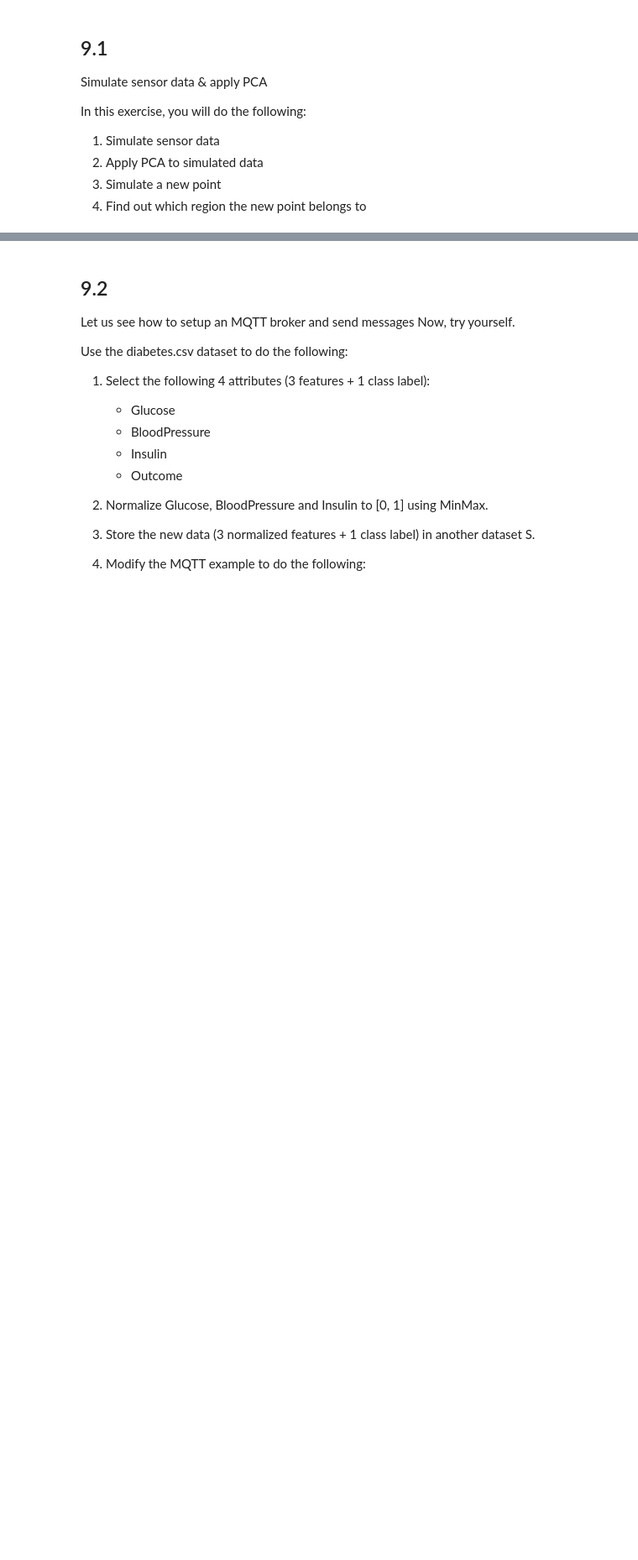
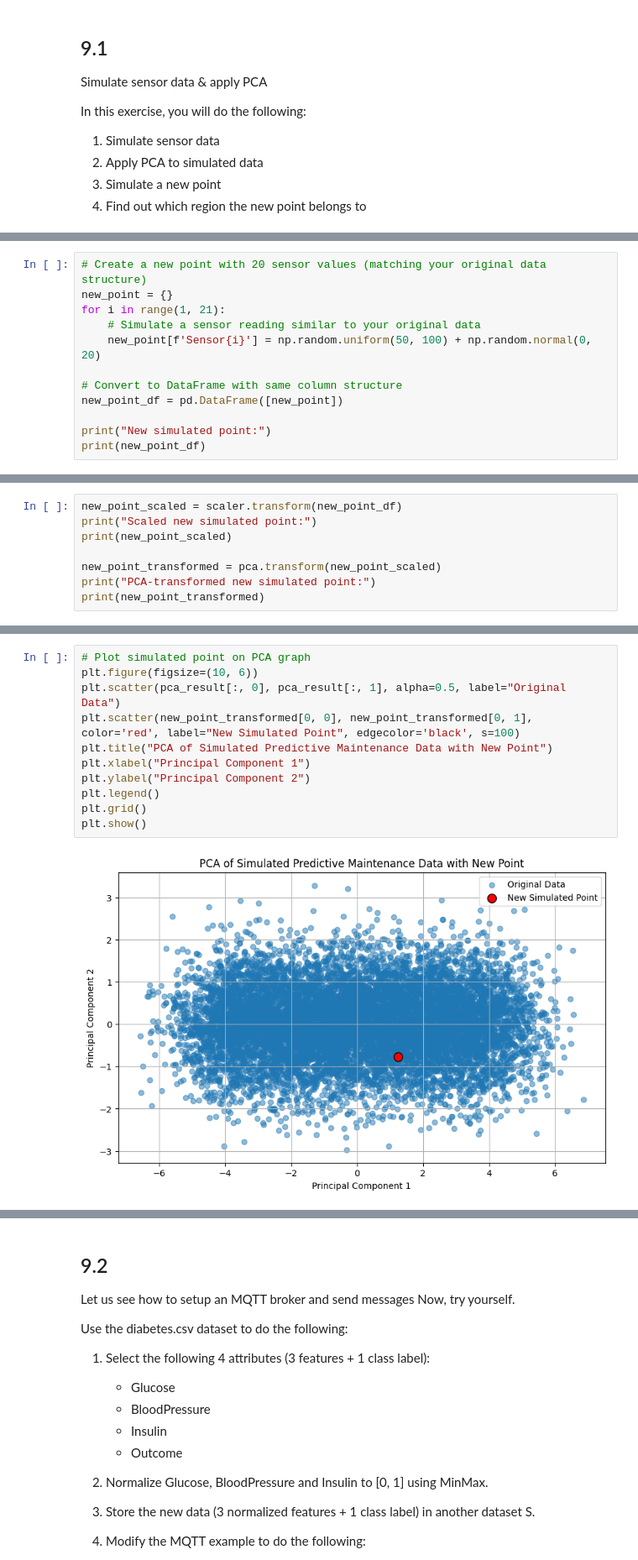
Before and after one commit to X1las/DaT, a Jupyter notebook: exercises.ipynb, the cells around one changed output, grey strips where cells are left out. Shown at 84% size. Saved outputs shown, nothing was run; the diff lists cells and outputs as text; blank space fills up the shorter version.

```diff
--- a/exercises.ipynb
+++ b/exercises.ipynb
@@ -991,0 +1067,12 @@ from sklearn.preprocessing import MinMaxScaler
+# %%
+# Create a new point with 20 sensor values (matching your original data structure)
+new_point = {}
+for i in range(1, 21):
+    # Simulate a sensor reading similar to your original data
+    new_point[f'Sensor{i}'] = np.random.uniform(50, 100) + np.random.normal(0, 20)
+
+# Convert to DataFrame with same column structure
+new_point_df = pd.DataFrame([new_point])
+
+print("New simulated point:")
+print(new_point_df)
@@ -991,0 +1092,8 @@ from sklearn.preprocessing import MinMaxScaler
+# %%
+new_point_scaled = scaler.transform(new_point_df)
+print("Scaled new simulated point:")
+print(new_point_scaled)
+
+new_point_transformed = pca.transform(new_point_scaled)
+print("PCA-transformed new simulated point:")
+print(new_point_transformed)
@@ -991,0 +1108,13 @@ from sklearn.preprocessing import MinMaxScaler
+# %%
+# Plot simulated point on PCA graph
+plt.figure(figsize=(10, 6))
+plt.scatter(pca_result[:, 0], pca_result[:, 1], alpha=0.5, label="Original Data")
+plt.scatter(new_point_transformed[0, 0], new_point_transformed[0, 1], color='red', label="New Simulated Point", edgecolor='black', s=100)
+plt.title("PCA of Simulated Predictive Maintenance Data with New Point")
+plt.xlabel("Principal Component 1")
+plt.ylabel("Principal Component 2")
+plt.legend()
+plt.grid()
+plt.show()
+# %% [output]
+[figure, added]
```
Also changed, not shown: parts of 18 cells of this notebook.
